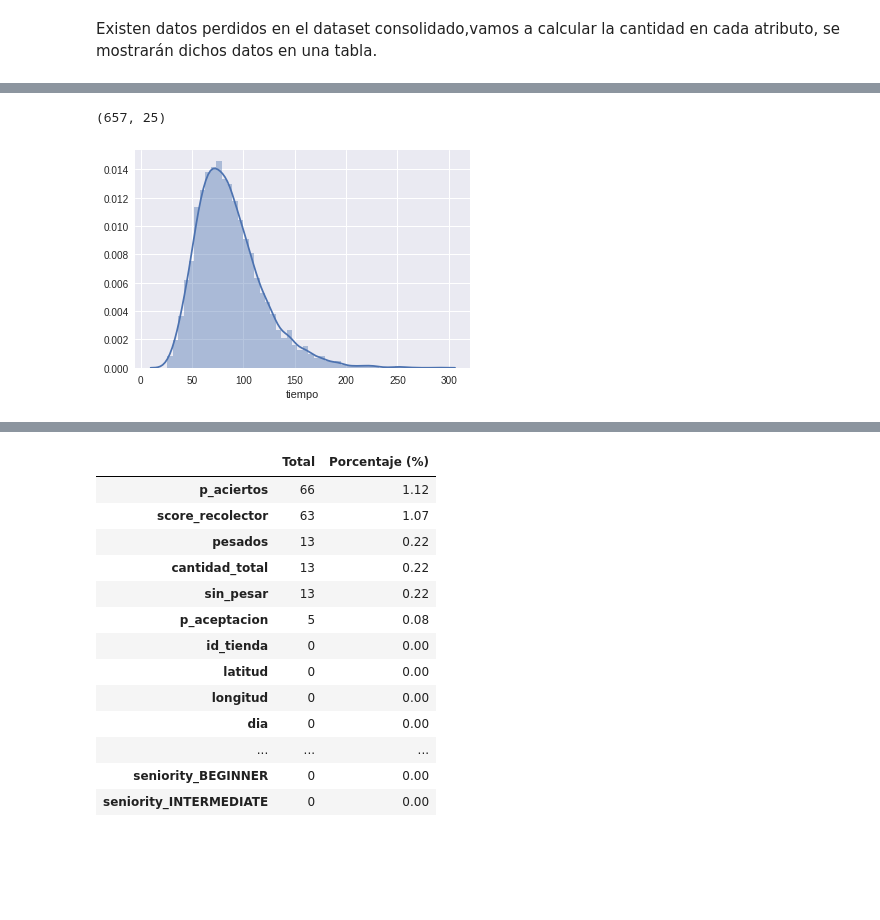
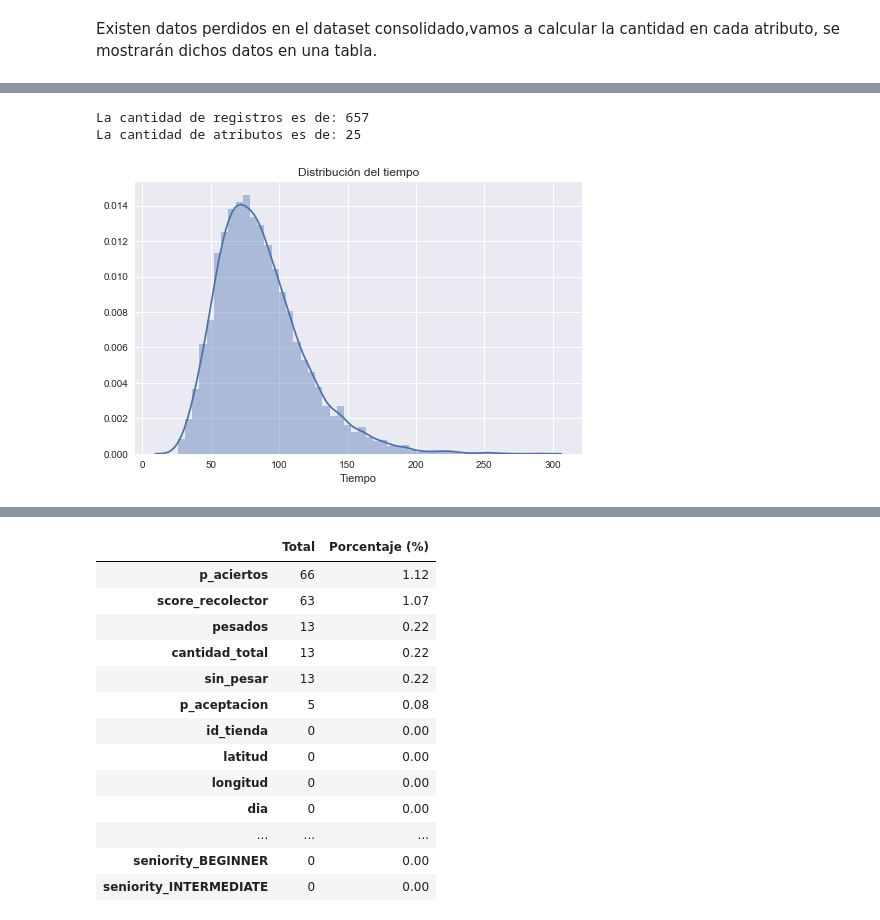
Before and after one commit to callejasv1/proyecto_oraculo, a Jupyter notebook: ProyectoV_Original.ipynb, the cells around one changed output, grey strips where cells are left out. Cells and saved outputs as stored; diff of their text form; code cells hidden in the pictures; blank space fills up the shorter version.

```diff
--- a/ProyectoV_Original.ipynb
+++ b/ProyectoV_Original.ipynb
@@ -386,4 +385,6 @@ Se eliminan los datos con un tiempo menor a 25 minutos.
-# %%
-p_anomalos.shape
-# %% [output]
-(657, 25)
+# %%
+print("La cantidad de registros es de:", p_anomalos.shape[0])
+print("La cantidad de atributos es de:", p_anomalos.shape[1])
+# %% [output]
+La cantidad de registros es de: 657
+La cantidad de atributos es de: 25
@@ -391,5 +396,8 @@ p_anomalos.shape
 df.drop( df[ df['tiempo'] < 25 ].index , inplace=True)
-# %%
-sns.distplot(df['tiempo']);
-# %% [output]
-[figure, removed]
+# %%
+plt.figure(figsize=(8, 5))
+sns.distplot(df['tiempo'])
+plt.xlabel("Tiempo")
+plt.title("Distribución del tiempo");
+# %% [output]
+[figure, added]
```
Also changed, not shown: parts of 11 cells of this notebook.
